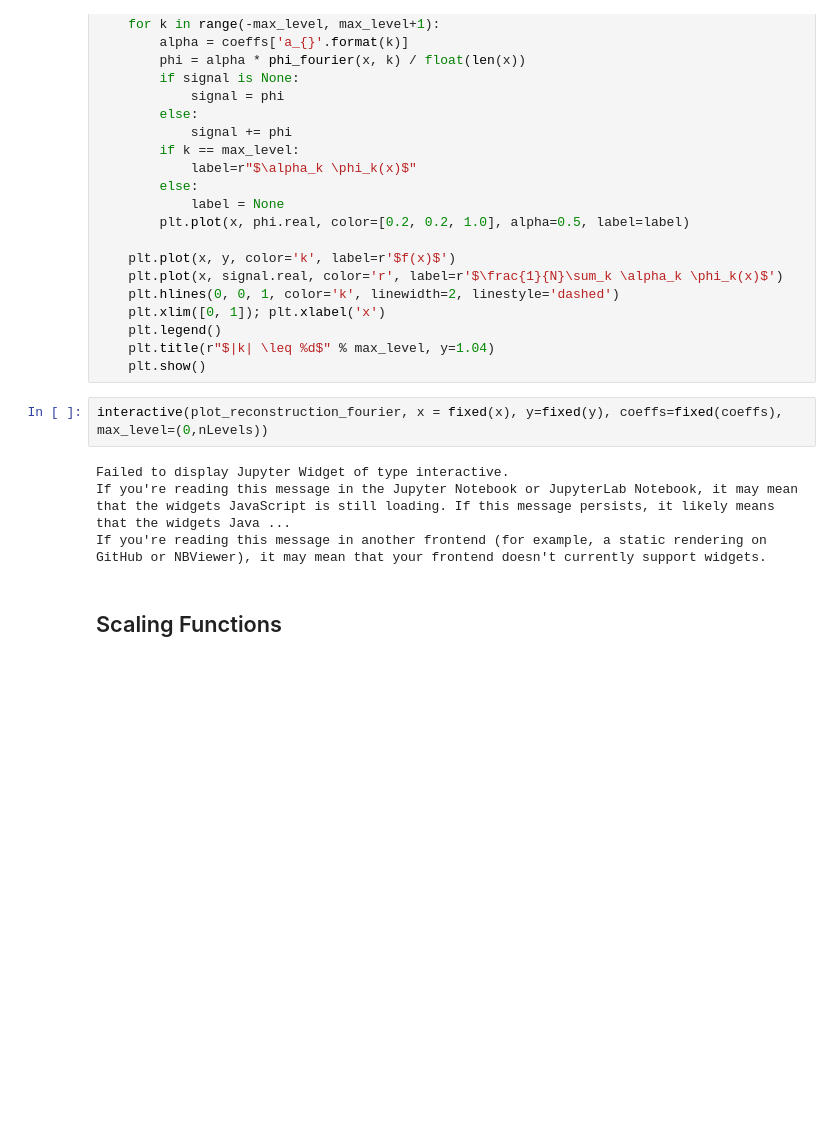
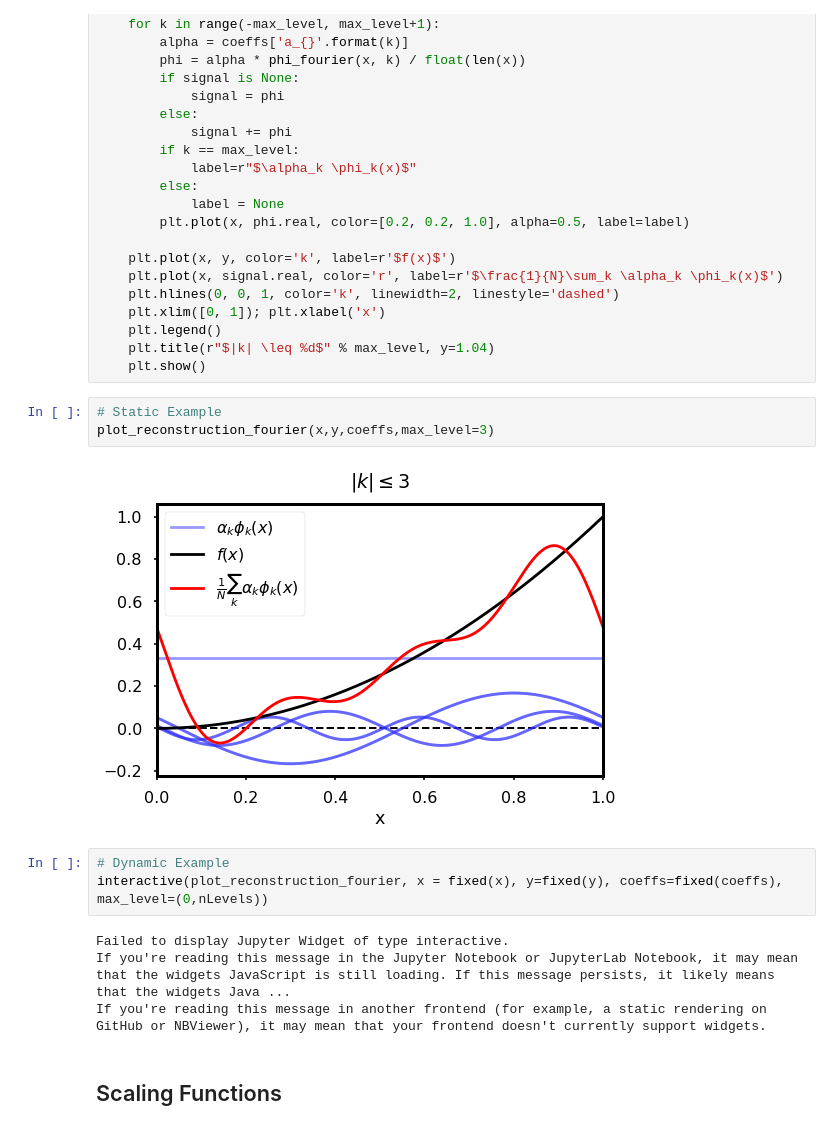
Before and after one commit to joe-from-mtl/ele8812_Cours_AnalyseMultiresolution, a Jupyter notebook: notebooks/Demo_1DSignalDecomposition.ipynb, the cells around one changed output. Saved outputs shown, nothing was run; the diff lists cells and outputs as text; blank space fills up the shorter version.

```diff
--- a/notebooks/Demo_1DSignalDecomposition.ipynb
+++ b/notebooks/Demo_1DSignalDecomposition.ipynb
@@ -106,7 +112,13 @@ def plot_reconstruction_fourier(x, y, coeffs, max_level=-1):
     plt.legend()
     plt.title(r"$|k| \leq %d$" % max_level, y=1.04)
     plt.show()
+# %%
+# Static Example
+plot_reconstruction_fourier(x,y,coeffs,max_level=3)
+# %% [output]
+[figure, added]
 # %%
+# Dynamic Example
 interactive(plot_reconstruction_fourier, x = fixed(x), y=fixed(y), coeffs=fixed(coeffs), max_level=(0,nLevels))
 # %% [output]
 Failed to display Jupyter Widget of type interactive.
```
Also changed, not shown: parts of 8 cells of this notebook, 2 other files.
